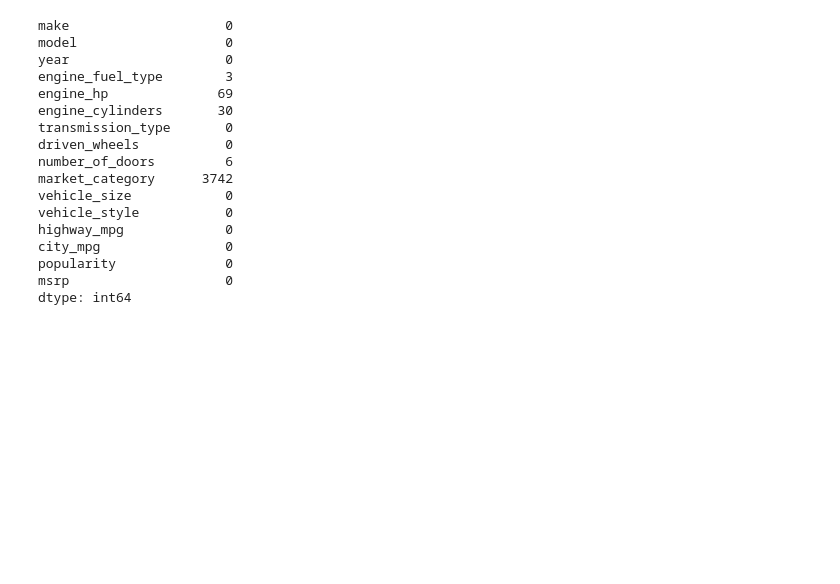
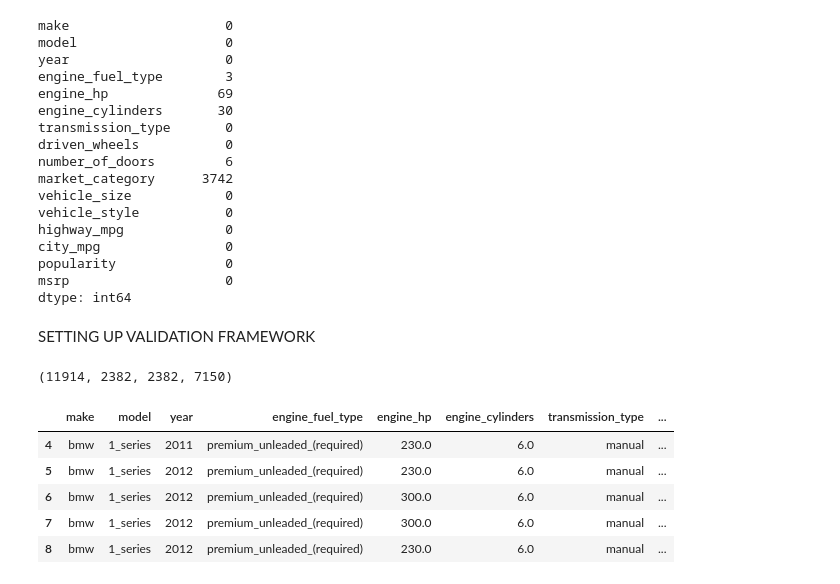
Before and after one commit to Abasi-ifreke/ml-zoomcamp, a Jupyter notebook: 02-regression/01-data-prep.ipynb, the cells around one changed output. Drawn from its saved outputs; the diff is of its cells as text; code cells hidden in the pictures; blank space fills up the shorter version.

```diff
--- a/02-regression/01-data-prep.ipynb
+++ b/02-regression/01-data-prep.ipynb
@@ -253,3 +253,5 @@ city_mpg                0
 popularity              0
 msrp                    0
 dtype: int64
+# %% [markdown]
+SETTING UP VALIDATION FRAMEWORK
@@ -255,0 +264,17 @@ dtype: int64
+# %%
+n, n_val, n_test, n_train
+
+# n_val + n_test + n_train
+# %% [output]
+(11914, 2382, 2382, 7150)
+# %%
+df.iloc[[1,2,3]]
+df.iloc[:4]
+df.iloc[4:9]
+# %% [output]
+|  | make | model | year | engine_fuel_type | engine_hp | engine_cylinders | transmission_type | ... |
+| 4 | bmw | 1_series | 2011 | premium_unleaded_(required) | 230.0 | 6.0 | manual | ... |
+| 5 | bmw | 1_series | 2012 | premium_unleaded_(required) | 230.0 | 6.0 | manual | ... |
+| 6 | bmw | 1_series | 2012 | premium_unleaded_(required) | 300.0 | 6.0 | manual | ... |
+| 7 | bmw | 1_series | 2012 | premium_unleaded_(required) | 300.0 | 6.0 | manual | ... |
+| 8 | bmw | 1_series | 2012 | premium_unleaded_(required) | 230.0 | 6.0 | manual | ... |
```
Also changed, not shown: parts of 22 cells of this notebook.
